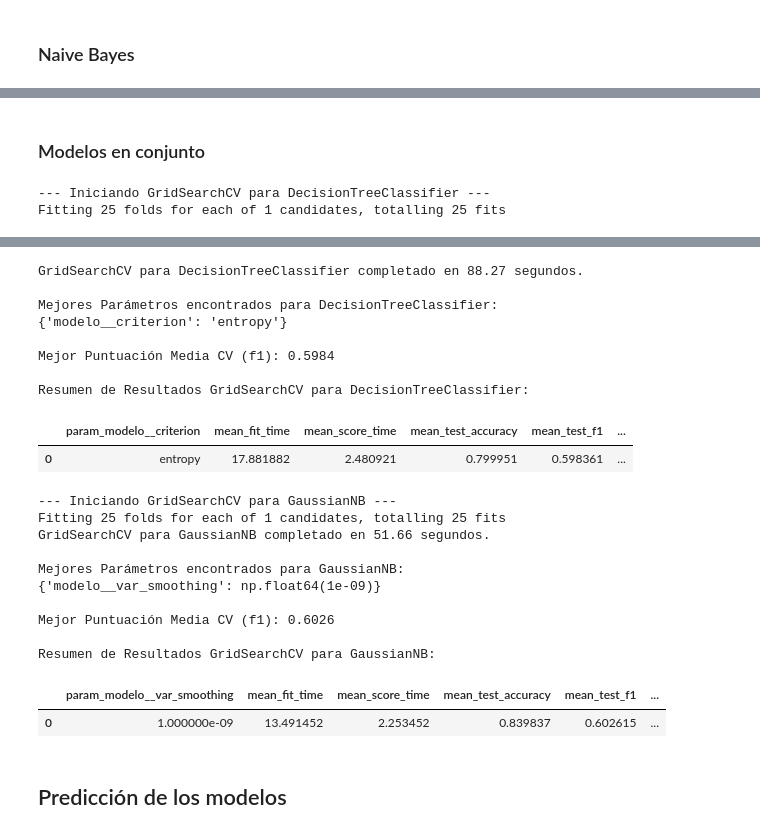
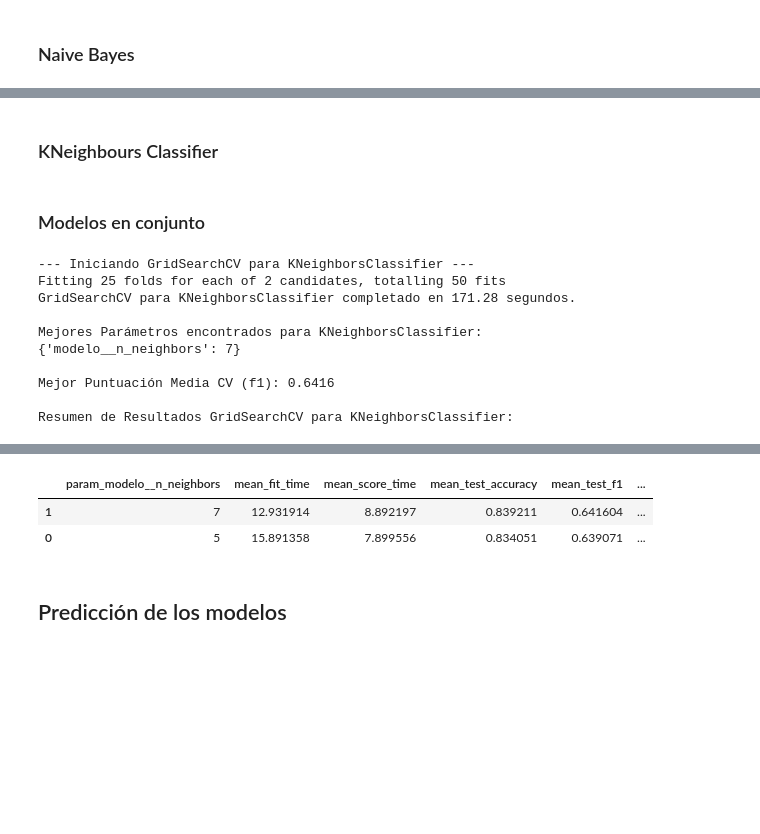
Before and after one commit to albertoPerez25/Clasificacion_Autonoma_de_Imagenes_Satelitales, a Jupyter notebook: Práctica 2 - Aprendizaje y selección de modelos de clasificación .ipynb, the cells around one changed output, grey strips where cells are left out. Drawn from its saved outputs; the diff is of its cells as text; code cells hidden in the pictures; blank space fills up the shorter version.

```diff
--- a/Práctica 2 - Aprendizaje y selección de modelos de clasificación .ipynb
+++ b/Práctica 2 - Aprendizaje y selección de modelos de clasificación .ipynb
@@ -1042,3 +1064,19 @@ pipeline_NB = modelo_final_con_reglas = ModeloConReglas(
+# %%
+knn_clasif = KNeighborsClassifier()
+
+pipeline_KNN = Pipeline([
+    # Imputación, Limpieza de Texto (No usa 'y')
+    ('preprocessor', preprocessor_NB),
+
+    # Target Encoding (SÍ usa 'y' de entrenamiento del fold)
+    ('encoder', target_encoder_NB),
+
+    # Para manejar variables correlacionadas
+    ('pca', pca_NB),
+
+    # Modelo de Clasificación/Regresión
+    ('modelo', knn_clasif)
+])
 # %% [markdown]
 ##  Validación cruzada
 # %% [markdown]
@@ -1274,3 +1342,24 @@ else:
+# %% [markdown]
+### KNeighbours Classifier
+# %%
+if (TESTEO_RÁPIDO):
+    # Grilla Rápida
+    param_grid_KNN = {
+        # Evalúa pocos vecinos (K)
+        'modelo__n_neighbors': [5],
+    }
+else:
+    # Grilla Completa
+    param_grid_KNN = {
+        # Rango de vecinos (K)
+        'modelo__n_neighbors': [3, 5, 7, 9, 11, 15],
+        # Tipo de peso ('uniforme' o por 'distancia')
+        'modelo__weights': ['uniform', 'distance'],
+        # Métrica de distancia
+        'modelo__metric': ['euclidean', 'manhattan', 'minkowski'],
+        # Orden 'p' para métrica Minkowski (p=1 Manhattan, p=2 Euclidiana)
+        'modelo__p': [1, 2],
+    }
 # %% [markdown]
 ### Modelos en conjunto
 # %%
@@ -1284,8 +1373,10 @@ class model:
 
 
 models_dic = [
-    model('DT',pipeline_DT,param_grid_DT),
-    model('NB',pipeline_NB,param_grid_NB)
+    #model('DT',pipeline_DT,param_grid_DT),
+    #model('NB',pipeline_NB,param_grid_NB),
+    #model('RFC',pipeline_RFC,param_grid_RFC),
+    model('KNN',pipeline_KNN,param_grid_KNN)
 ]
 
 if (TESTEO_RÁPIDO):
@@ -1294,5 +1385,13 @@ if (TESTEO_RÁPIDO):
 
 models_dic = cross_validation_batch(models_dic)
 # %% [output]
---- Iniciando GridSearchCV para DecisionTreeClassifier ---
-Fitting 25 folds for each of 1 candidates, totalling 25 fits
+--- Iniciando GridSearchCV para KNeighborsClassifier ---
+Fitting 25 folds for each of 2 candidates, totalling 50 fits
+GridSearchCV para KNeighborsClassifier completado en 171.28 segundos.
+
+Mejores Parámetros encontrados para KNeighborsClassifier:
+{'modelo__n_neighbors': 7}
+
+Mejor Puntuación Media CV (f1): 0.6416
+
+Resumen de Resultados GridSearchCV para KNeighborsClassifier:
@@ -1316,25 +1398,6 @@ Fitting 25 folds for each of 1 candidates, totalling 25 fits
-GridSearchCV para DecisionTreeClassifier completado en 88.27 segundos.
-
-Mejores Parámetros encontrados para DecisionTreeClassifier:
-{'modelo__criterion': 'entropy'}
-
-Mejor Puntuación Media CV (f1): 0.5984
-
-Resumen de Resultados GridSearchCV para DecisionTreeClassifier:
-|  | param_modelo__criterion | mean_fit_time | mean_score_time | mean_test_accuracy | mean_test_f1 | ... |
-| 0 | entropy | 17.881882 | 2.480921 | 0.799951 | 0.598361 | ... |
+|  | param_modelo__n_neighbors | mean_fit_time | mean_score_time | mean_test_accuracy | mean_test_f1 | ... |
+| 1 | 7 | 12.931914 | 8.892197 | 0.839211 | 0.641604 | ... |
+| 0 | 5 | 15.891358 | 7.899556 | 0.834051 | 0.639071 | ... |
---- Iniciando GridSearchCV para GaussianNB ---
-Fitting 25 folds for each of 1 candidates, totalling 25 fits
-GridSearchCV para GaussianNB completado en 51.66 segundos.
-
-Mejores Parámetros encontrados para GaussianNB:
-{'modelo__var_smoothing': np.float64(1e-09)}
-
-Mejor Puntuación Media CV (f1): 0.6026
-
-Resumen de Resultados GridSearchCV para GaussianNB:
-|  | param_modelo__var_smoothing | mean_fit_time | mean_score_time | mean_test_accuracy | mean_test_f1 | ... |
-| 0 | 1.000000e-09 | 13.491452 | 2.253452 | 0.839837 | 0.602615 | ... |
 # %% [markdown]
 ## Predicción de los modelos
 # %% [markdown]
```
Also changed, not shown: parts of 11 cells of this notebook.
